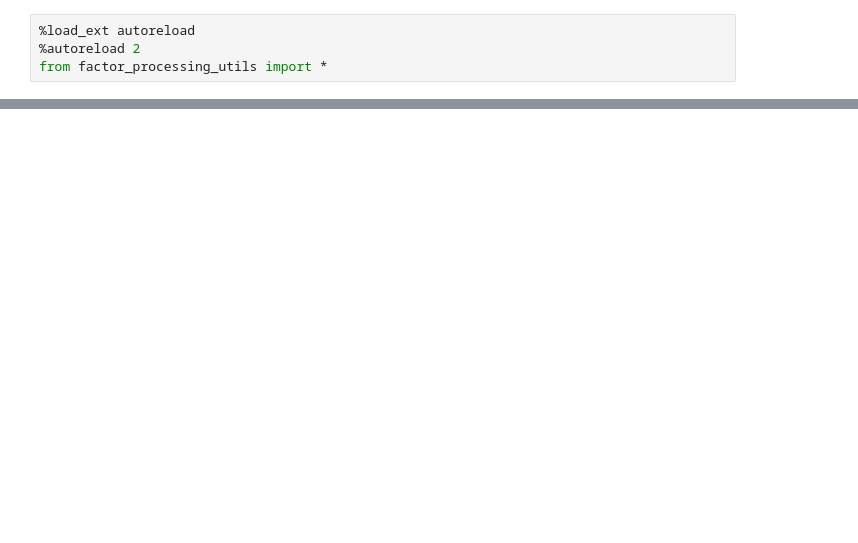
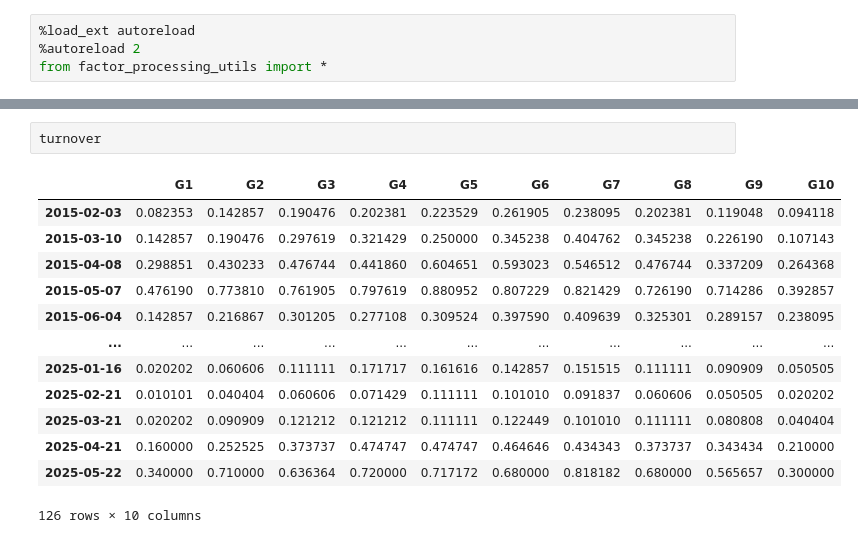
Before and after one commit to linpeng782/alpha_local, a Jupyter notebook: test_factor.ipynb, the cells around one changed output, grey strips where cells are left out. Saved outputs shown, nothing was run; the diff lists cells and outputs as text; blank space fills up the shorter version.

```diff
--- a/test_factor.ipynb
+++ b/test_factor.ipynb
@@ -35,0 +47,16 @@ group_return, turnover = group_g(
+# %%
+turnover
+# %% [output]
+|  | G1 | G2 | G3 | G4 | G5 | G6 | G7 | G8 | G9 | G10 |
+| 2015-02-03 | 0.082353 | 0.142857 | 0.190476 | 0.202381 | 0.223529 | 0.261905 | 0.238095 | 0.202381 | 0.119048 | 0.094118 |
+| 2015-03-10 | 0.142857 | 0.190476 | 0.297619 | 0.321429 | 0.250000 | 0.345238 | 0.404762 | 0.345238 | 0.226190 | 0.107143 |
+| 2015-04-08 | 0.298851 | 0.430233 | 0.476744 | 0.441860 | 0.604651 | 0.593023 | 0.546512 | 0.476744 | 0.337209 | 0.264368 |
+| 2015-05-07 | 0.476190 | 0.773810 | 0.761905 | 0.797619 | 0.880952 | 0.807229 | 0.821429 | 0.726190 | 0.714286 | 0.392857 |
+| 2015-06-04 | 0.142857 | 0.216867 | 0.301205 | 0.277108 | 0.309524 | 0.397590 | 0.409639 | 0.325301 | 0.289157 | 0.238095 |
+| ... | ... | ... | ... | ... | ... | ... | ... | ... | ... | ... |
+| 2025-01-16 | 0.020202 | 0.060606 | 0.111111 | 0.171717 | 0.161616 | 0.142857 | 0.151515 | 0.111111 | 0.090909 | 0.050505 |
+| 2025-02-21 | 0.010101 | 0.040404 | 0.060606 | 0.071429 | 0.111111 | 0.101010 | 0.091837 | 0.060606 | 0.050505 | 0.020202 |
+| 2025-03-21 | 0.020202 | 0.090909 | 0.121212 | 0.121212 | 0.111111 | 0.122449 | 0.101010 | 0.111111 | 0.080808 | 0.040404 |
+| 2025-04-21 | 0.160000 | 0.252525 | 0.373737 | 0.474747 | 0.474747 | 0.464646 | 0.434343 | 0.373737 | 0.343434 | 0.210000 |
+| 2025-05-22 | 0.340000 | 0.710000 | 0.636364 | 0.720000 | 0.717172 | 0.680000 | 0.818182 | 0.680000 | 0.565657 | 0.300000 |
+126 rows × 10 columns
```
Also changed, not shown: parts of 7 cells of this notebook, 12 other files.
